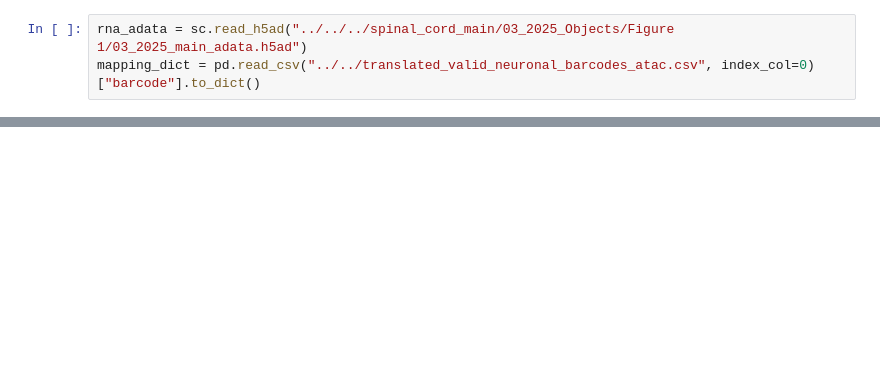
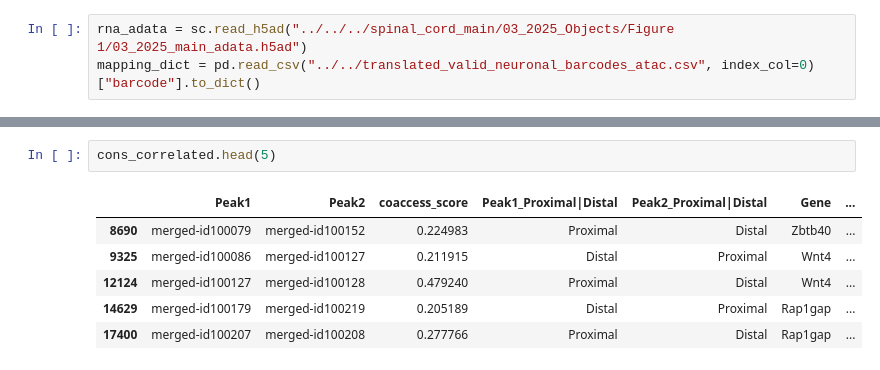
Before and after one commit to timwoo102/pyCicero, a Jupyter notebook: test_run.ipynb, the cells around one changed output, grey strips where cells are left out. Drawn from its saved outputs; the diff is of its cells as text; blank space fills up the shorter version.

```diff
--- a/test_run.ipynb
+++ b/test_run.ipynb
@@ -110,2 +124,11 @@ correlate_peaks.py: 2025-05-06 01:18:22 INFO     Finished
+# %%
+cons_correlated.head(5)
+# %% [output]
+|  | Peak1 | Peak2 | coaccess_score | Peak1_Proximal|Distal | Peak2_Proximal|Distal | Gene | ... |
+| 8690 | merged-id100079 | merged-id100152 | 0.224983 | Proximal | Distal | Zbtb40 | ... |
+| 9325 | merged-id100086 | merged-id100127 | 0.211915 | Distal | Proximal | Wnt4 | ... |
+| 12124 | merged-id100127 | merged-id100128 | 0.479240 | Proximal | Distal | Wnt4 | ... |
+| 14629 | merged-id100179 | merged-id100219 | 0.205189 | Distal | Proximal | Rap1gap | ... |
+| 17400 | merged-id100207 | merged-id100208 | 0.277766 | Proximal | Distal | Rap1gap | ... |
 # %%
 #If you run with aggregation pass cicero_adata instead of atac_adata
```
Also changed, not shown: parts of 15 cells of this notebook, 3 other files.
